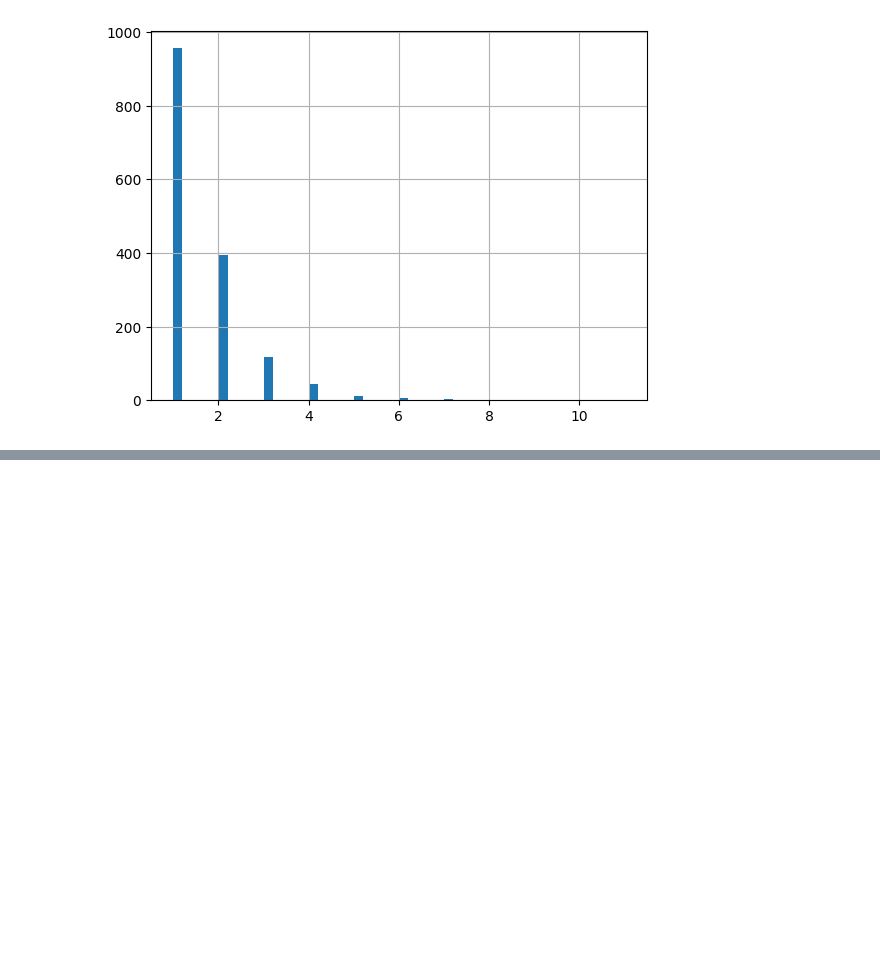
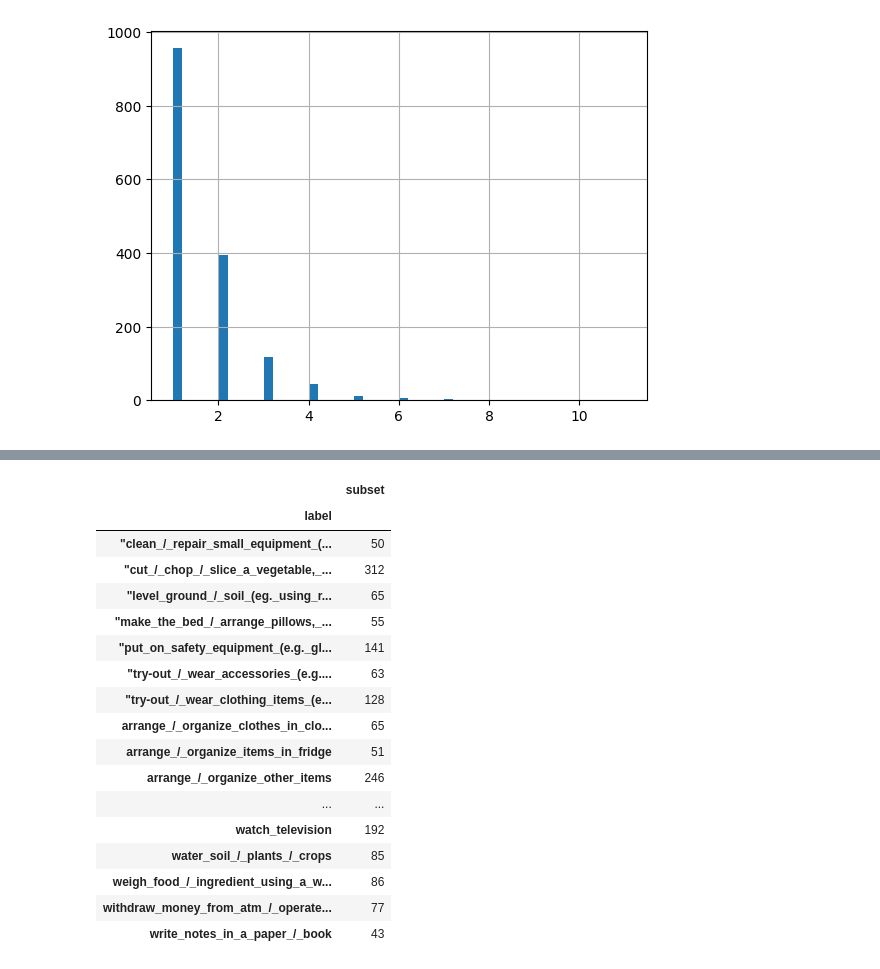
Before and after one commit to ardarslan/egocentric-video-understanding, a Jupyter notebook: scripts/03_analyze_data/check_annotation_distribution.ipynb, the cells around one changed output, grey strips where cells are left out. Saved outputs shown, nothing was run; the diff lists cells and outputs as text; code cells hidden in the pictures; blank space fills up the shorter version.

```diff
--- a/scripts/03_analyze_data/check_annotation_distribution.ipynb
+++ b/scripts/03_analyze_data/check_annotation_distribution.ipynb
@@ -67,0 +75,22 @@ plt.scatter(annotations_df["duration"].values, annotations_df["clip_duration"].v
+# %%
+with pd.option_context('display.max_rows', None, 'display.max_columns', None):
+    display(annotations_df.groupby("label").agg({"subset": "count"}))
+# %% [output]
+|  | subset |
+| label |  |
+| "clean_/_repair_small_equipment_(... | 50 |
+| "cut_/_chop_/_slice_a_vegetable,_... | 312 |
+| "level_ground_/_soil_(eg._using_r... | 65 |
+| "make_the_bed_/_arrange_pillows,_... | 55 |
+| "put_on_safety_equipment_(e.g._gl... | 141 |
+| "try-out_/_wear_accessories_(e.g.... | 63 |
+| "try-out_/_wear_clothing_items_(e... | 128 |
+| arrange_/_organize_clothes_in_clo... | 65 |
+| arrange_/_organize_items_in_fridge | 51 |
+| arrange_/_organize_other_items | 246 |
+| ... | ... |
+| watch_television | 192 |
+| water_soil_/_plants_/_crops | 85 |
+| weigh_food_/_ingredient_using_a_w... | 86 |
+| withdraw_money_from_atm_/_operate... | 77 |
+| write_notes_in_a_paper_/_book | 43 |
```
Also changed, not shown: parts of 5 cells of this notebook, 4 other files.
